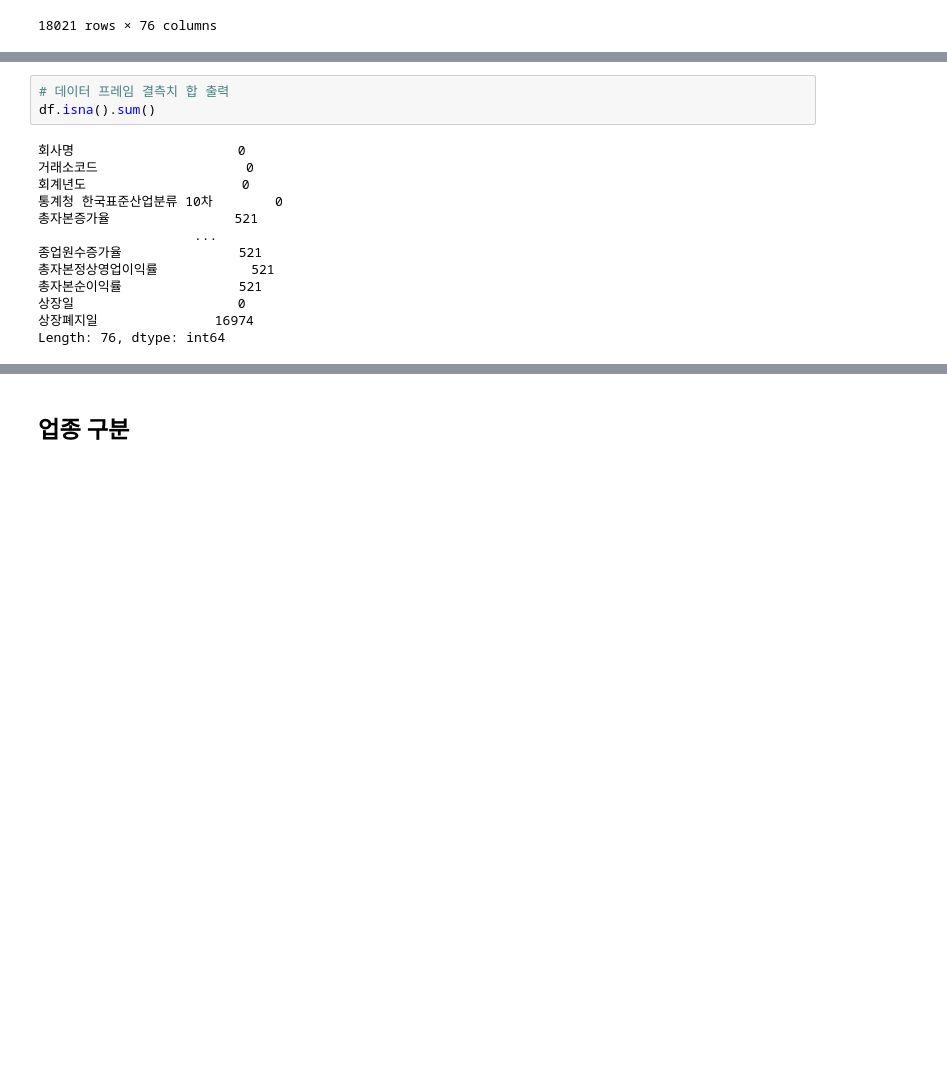
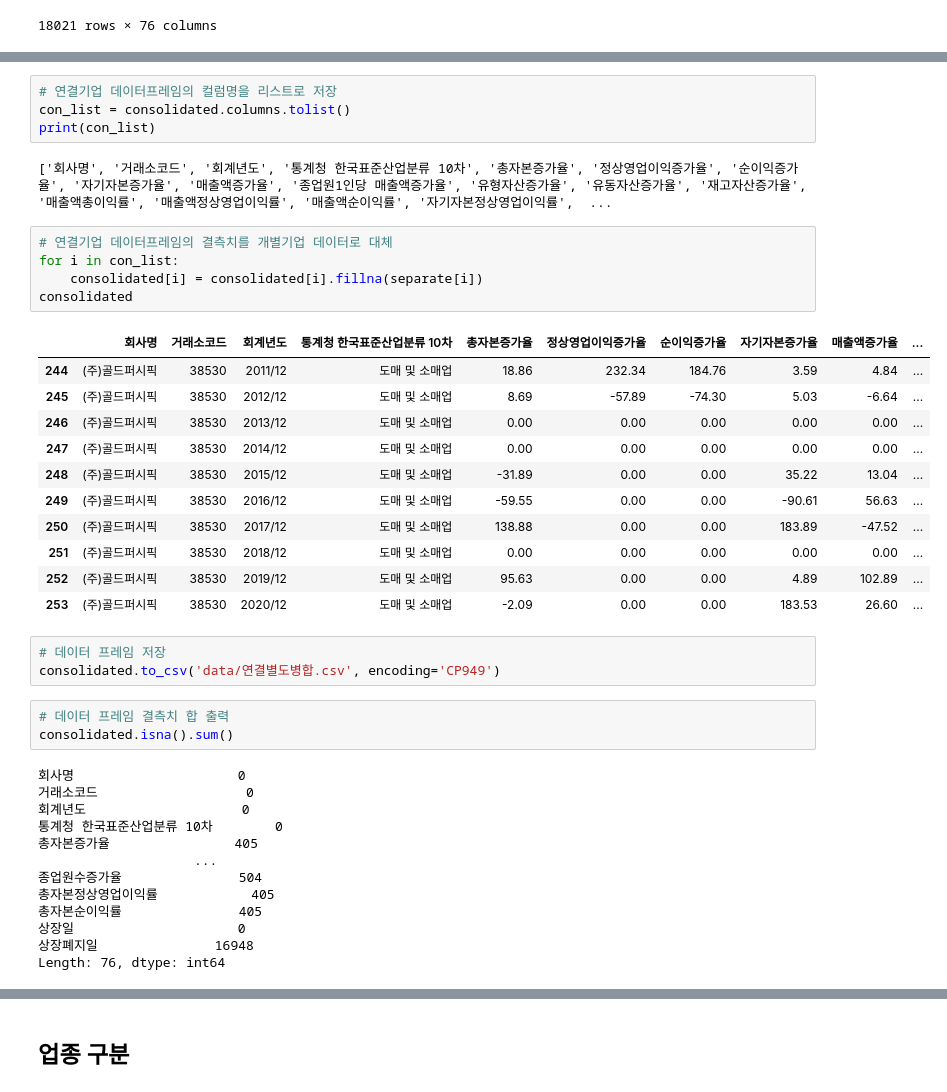
Before and after one commit to jkim0313/project2_quaero, a Jupyter notebook: preprocess.ipynb, the cells around one changed output, grey strips where cells are left out. Drawn from its saved outputs; the diff is of its cells as text; blank space fills up the shorter version.

```diff
--- a/preprocess.ipynb
+++ b/preprocess.ipynb
@@ -237,18 +208,44 @@ df[df['회사명']=="엠에프엠코리아(주)"]
+# %%
+# 연결기업 데이터프레임의 컬럼명을 리스트로 저장
+con_list = consolidated.columns.tolist()
+print(con_list)
+# %% [output]
+['회사명', '거래소코드', '회계년도', '통계청 한국표준산업분류 10차', '총자본증가율', '정상영업이익증가율', '순이익증가율', '자기자본증가율', '매출액증가율', '종업원1인당 매출액증가율', '유형자산증가율', '유동자산증가율', '재고자산증가율', '매출액총이익률', '매출액정상영업이익률', '매출액순이익률', '자기자본정상영업이익률',  ...
+# %%
+# 연결기업 데이터프레임의 결측치를 개별기업 데이터로 대체
+for i in con_list:
+    consolidated[i] = consolidated[i].fillna(separate[i])
+consolidated
+# %% [output]
+|  | 회사명 | 거래소코드 | 회계년도 | 통계청 한국표준산업분류 10차 | 총자본증가율 | 정상영업이익증가율 | 순이익증가율 | 자기자본증가율 | 매출액증가율 | ... |
+| 244 | (주)골드퍼시픽 | 38530 | 2011/12 | 도매 및 소매업 | 18.86 | 232.34 | 184.76 | 3.59 | 4.84 | ... |
+| 245 | (주)골드퍼시픽 | 38530 | 2012/12 | 도매 및 소매업 | 8.69 | -57.89 | -74.30 | 5.03 | -6.64 | ... |
+| 246 | (주)골드퍼시픽 | 38530 | 2013/12 | 도매 및 소매업 | 0.00 | 0.00 | 0.00 | 0.00 | 0.00 | ... |
+| 247 | (주)골드퍼시픽 | 38530 | 2014/12 | 도매 및 소매업 | 0.00 | 0.00 | 0.00 | 0.00 | 0.00 | ... |
+| 248 | (주)골드퍼시픽 | 38530 | 2015/12 | 도매 및 소매업 | -31.89 | 0.00 | 0.00 | 35.22 | 13.04 | ... |
+| 249 | (주)골드퍼시픽 | 38530 | 2016/12 | 도매 및 소매업 | -59.55 | 0.00 | 0.00 | -90.61 | 56.63 | ... |
+| 250 | (주)골드퍼시픽 | 38530 | 2017/12 | 도매 및 소매업 | 138.88 | 0.00 | 0.00 | 183.89 | -47.52 | ... |
+| 251 | (주)골드퍼시픽 | 38530 | 2018/12 | 도매 및 소매업 | 0.00 | 0.00 | 0.00 | 0.00 | 0.00 | ... |
+| 252 | (주)골드퍼시픽 | 38530 | 2019/12 | 도매 및 소매업 | 95.63 | 0.00 | 0.00 | 4.89 | 102.89 | ... |
+| 253 | (주)골드퍼시픽 | 38530 | 2020/12 | 도매 및 소매업 | -2.09 | 0.00 | 0.00 | 183.53 | 26.60 | ... |
+# %%
+# 데이터 프레임 저장
+consolidated.to_csv('data/연결별도병합.csv', encoding='CP949')
 # %%
 # 데이터 프레임 결측치 합 출력
-df.isna().sum()
+consolidated.isna().sum()
 # %% [output]
 회사명                     0
 거래소코드                   0
 회계년도                    0
 통계청 한국표준산업분류 10차        0
-총자본증가율                521
+총자본증가율                405
                     ...
-종업원수증가율               521
-총자본정상영업이익률            521
-총자본순이익률               521
+종업원수증가율               504
+총자본정상영업이익률            405
+총자본순이익률               405
 상장일                     0
-상장폐지일               16974
+상장폐지일               16948
 Length: 76, dtype: int64
 # %%
 # 결측치가 있는 컬럼명 출력
```
Also changed, not shown: parts of 18 cells of this notebook.
